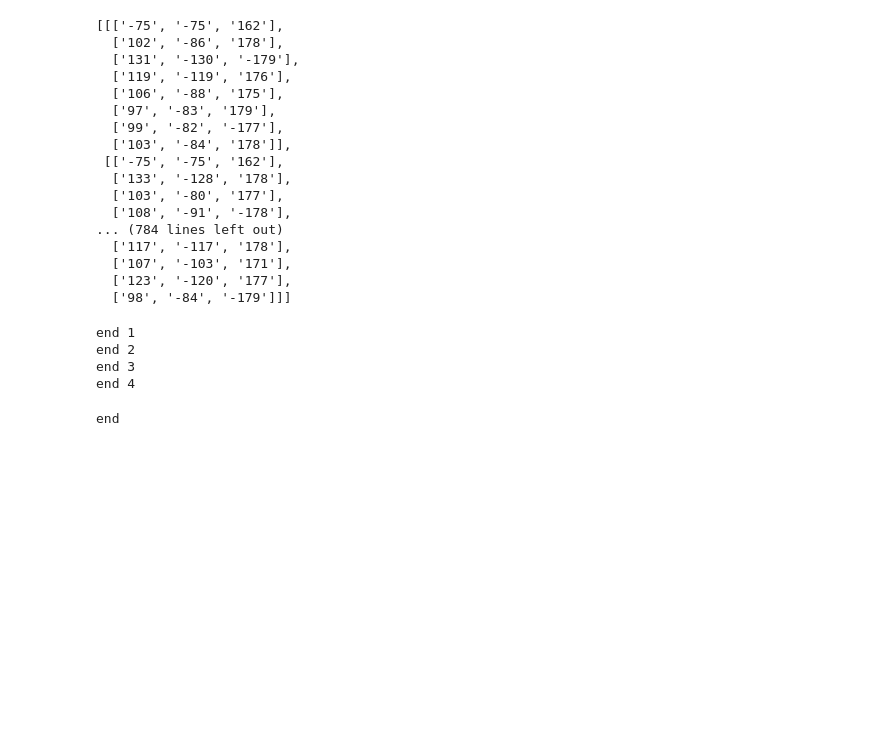
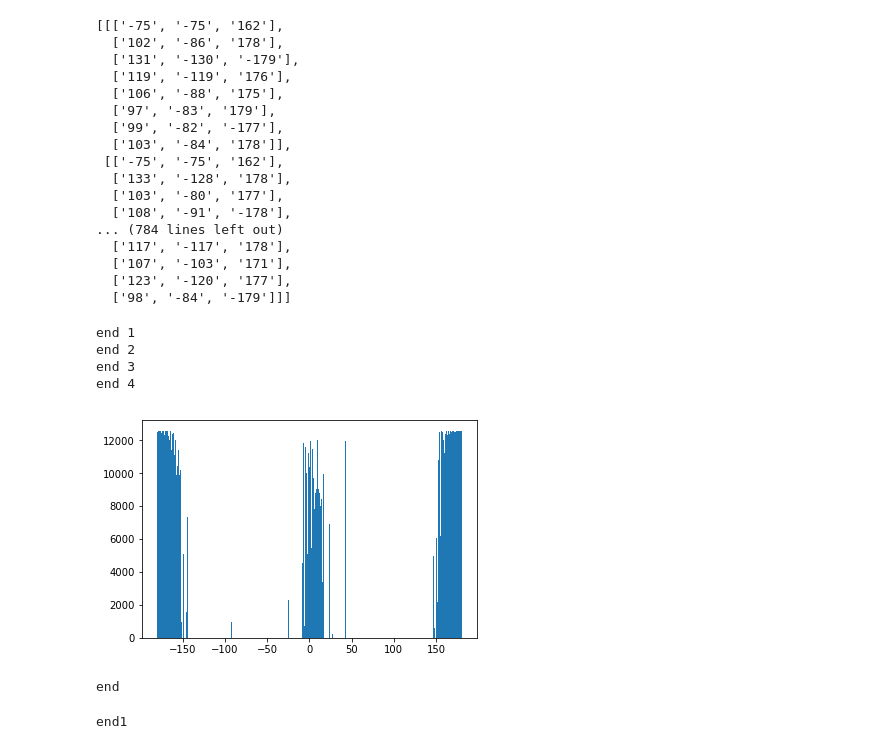
Before and after one commit to biocad-students/sirius2017_protein, a Jupyter notebook: params/params.ipynb, the cells around one changed output. Drawn from its saved outputs; the diff is of its cells as text; code cells hidden in the pictures; blank space fills up the shorter version.

```diff
--- a/params/params.ipynb
+++ b/params/params.ipynb
@@ -111,27 +111,28 @@ QQQQQQQQQ
 # %%
 import matplotlib.pyplot as plt
 import numpy as np
 arr = []
 print ('end 1')
 an = []
 print ('end 2')
-f = open('text.txt')
+f = open('text3.txt')
 print ('end 3')
 for line in f:
         string = line
         g = string.split()
-        an.append(int (g[5]))
-        g = []
+        an.append(float(g[4]))
 f.close()
 print ('end 4')
-s = plt.bar(an,range(len(an)))
+plt.bar(an, range(len(an)))
 plt.show()
 print ('end')
 # %% [output]
 end 1
 end 2
 end 3
 end 4
+[figure, added]
+end
 # %%
 from os import listdir
 from Bio.SeqUtils import *
@@ -179,9 +180,41 @@ for line in zxc:
         angle1 = calc_dihedral(vector1, vector2, vector3, vector4)
         angle2 = calc_dihedral(vector5, vector6, vector7, vector8)
         angle3 = calc_dihedral(vector9, vector10, vector11, vector12)
-        f.write(str(seq1(str(res1.get_resname()))) + ' ' +  str(seq1(str(res2.get_resname()))) + ' ' + str(floor(degrees(angle1)))+ ' ' + str(floor(degrees(angle2))) + ' '+ str(floor(degrees(angle3)))+'\n')
+        f.write(str(seq1(str(res1.get_resname()))) + ' ' +  str(seq1(str(res2.get_resname()))) + ' ' + str(degrees(angle1))+ ' ' + str(degrees(angle2)) + ' '+ str(degrees(angle3))+'\n')
 f.close()
 zxc.close()
 print ('end')
-# %% [output]
-end
+# %%
+f = open('kmersnd.txt')
+arr = {}
+mas = []
+masnext = []
+mas2 = []
+ind = 'TAS'
+print('end1')
+for line in f:
+    st = line
+    mas = st.split()
+    if ind == mas[0]:
+        n = 1
+        while n < len(mas):
+            mas2.append(mas[n])
+            n += 1
+        masnext.append(mas2)
+        mas2 = []
+    else:
+        arr[ind] = masnext
+        masnext = []
+        ind = mas[0]
+        n = 0
+        while n < len(mas):
+            mas.append(mas[n])
+            n += 1
+        masnext.append(mas2)
+        mas2 = []
+print ('end2')
+arr[ind] = masnext
+print('end3')
+print(len(arr['TAS']))
+# %% [output]
+end1
```
Also changed, not shown: parts of 4 cells of this notebook, 5 other files.
